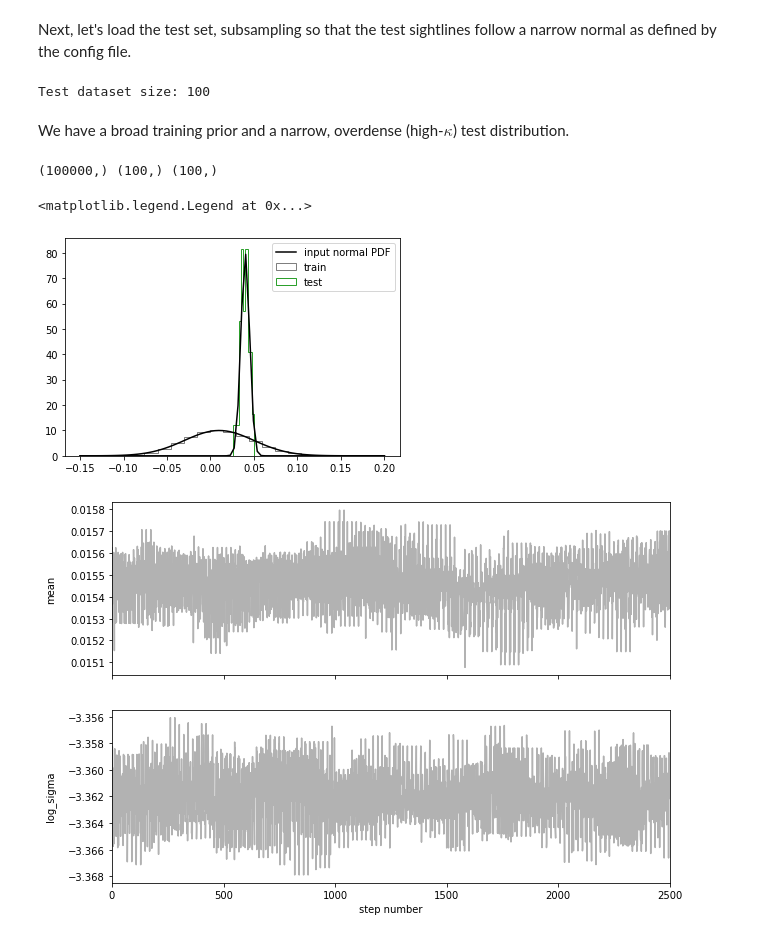
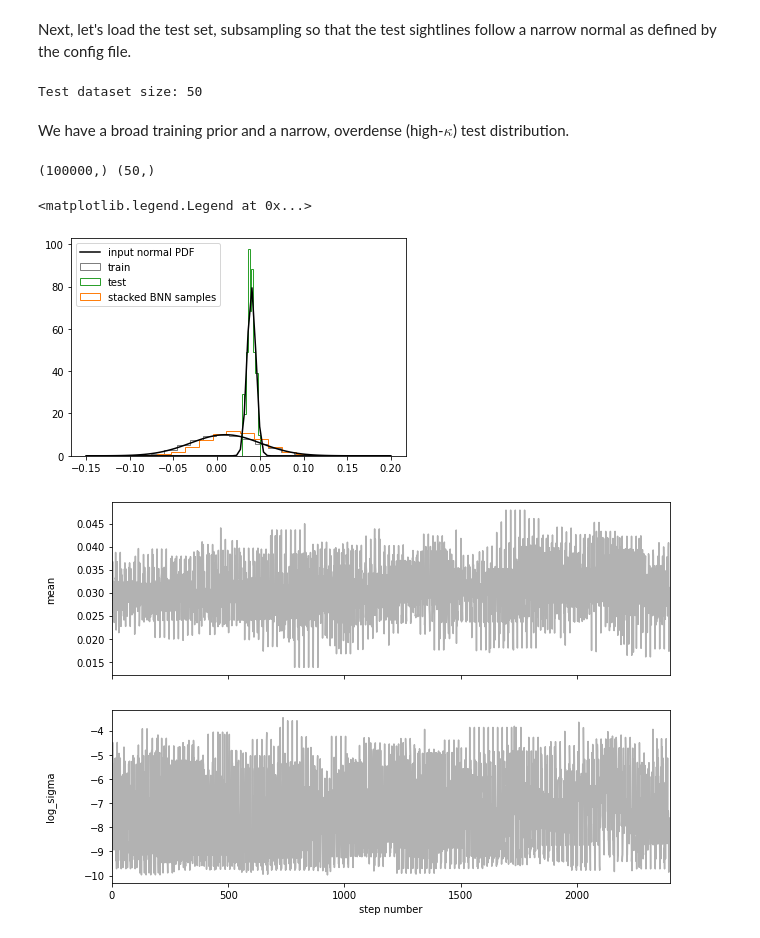
Before and after one commit to jiwoncpark/node-to-joy, a Jupyter notebook: demo/Hierarchical_Inference.ipynb, the cells around one changed output. Saved outputs shown, nothing was run; the diff lists cells and outputs as text; code cells hidden in the pictures.

Commit message:
Plot stacked samples

```diff
--- a/demo/Hierarchical_Inference.ipynb
+++ b/demo/Hierarchical_Inference.ipynb
@@ -34,7 +34,7 @@ python infer.py <path to config file>
 Let's read in the config file, which contains various configs used in training and to be used in inference.
 # %%
 # Paste the path to the config file in the list
-cfg = get_config_modular(['../tuning_configs_local/nersc_config_T2.yml'])
+cfg = get_config_modular(['../tuning_configs_local_test/nersc_config_T8_N_50.yml'])
 # %% [markdown]
 We then instantiate the `InferenceManager` and load the training dataset.
 # %%
@@ -88,30 +88,31 @@ infer_obj.load_dataset(dict(features=cfg['data']['features'],
                        noise_kwargs=cfg['data']['noise_kwargs']
                        )
 # %% [output]
-Test dataset size: 100
+Test dataset size: 50
 # %% [markdown]
 We have a broad training prior and a narrow, overdense (high-$\kappa$) test distribution.
 # %%
 train_k = infer_obj.get_true_kappa(is_train=True).squeeze()
 test_k = infer_obj.get_true_kappa(is_train=False).squeeze()
-
+k_bnn = infer_obj.get_bnn_kappa()
 grid = np.linspace(-0.15, 0.2, 80)
-print(train_k.shape, test_k.shape, test_k_orig.shape)
+print(train_k.shape, test_k.shape)
 _, bins, _ = plt.hist(train_k, bins=20, density=True, color='tab:gray', label='train', histtype='step')
 _ = plt.hist(test_k, bins=10, density=True, color='tab:green', label='test', histtype='step')
+_ = plt.hist(k_bnn.reshape(-1), bins=20, density=True, color='tab:orange', label='stacked BNN samples', histtype='step')
 
 plt.plot(grid, norm_obj.pdf(grid), color='k')
 plt.plot(grid, norm_obj_test.pdf(grid), color='k', label='input normal PDF')
 plt.legend()
 # %% [output]
-(100000,) (100,) (100,)
+(100000,) (50,)
 <matplotlib.legend.Legend at 0x...>
-[figure, old version]
+[figure, new version]
 # %%
 # Path to the stored MCMC chain
 chain_path = os.path.join(infer_obj.out_dir, 'omega_chain.h5')
 mcmc_samples = iutils.get_mcmc_samples(chain_path,
-                                       chain_kwargs=dict(flat=True, discard=75))
+                                       chain_kwargs=dict(flat=True, discard=80))
 iutils.get_chain_plot(mcmc_samples, None)
 # %% [output]
-[figure, old version]
+[figure, new version]
```
Also changed, not shown: parts of 22 cells of this notebook.
